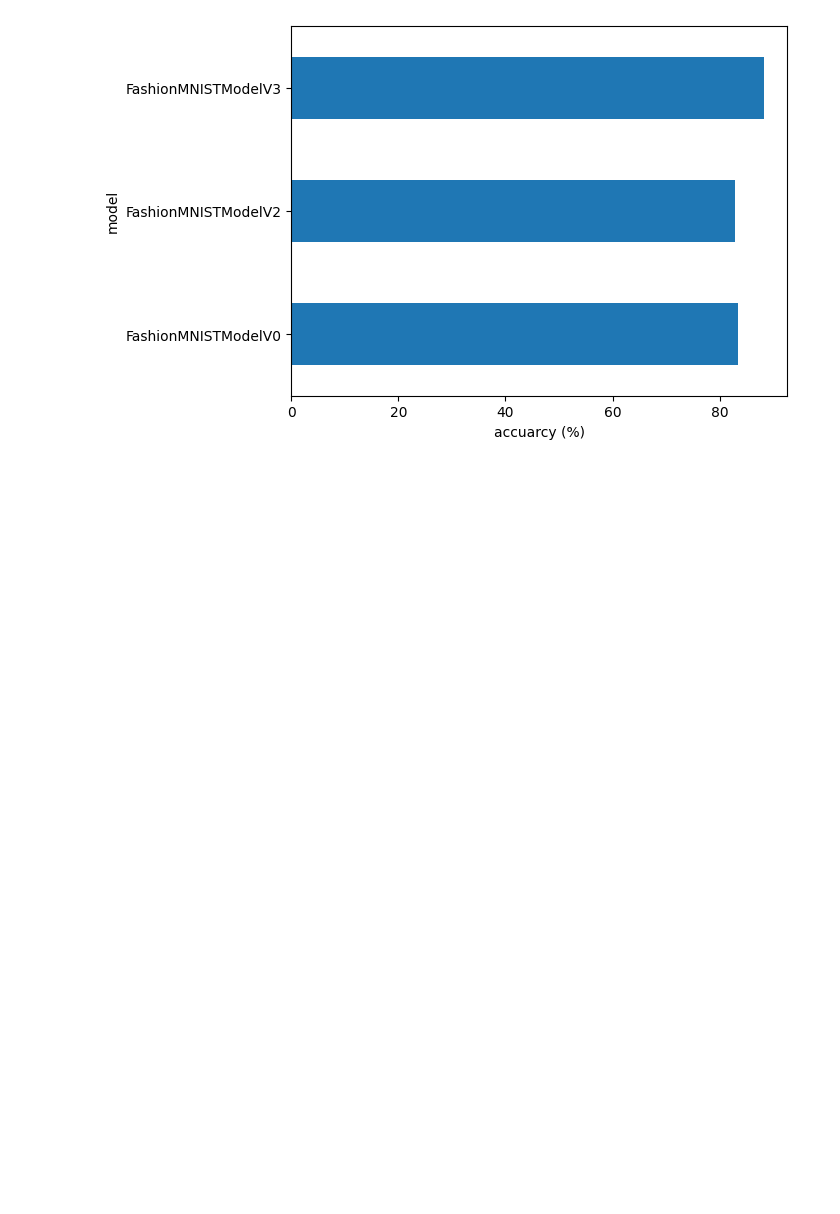
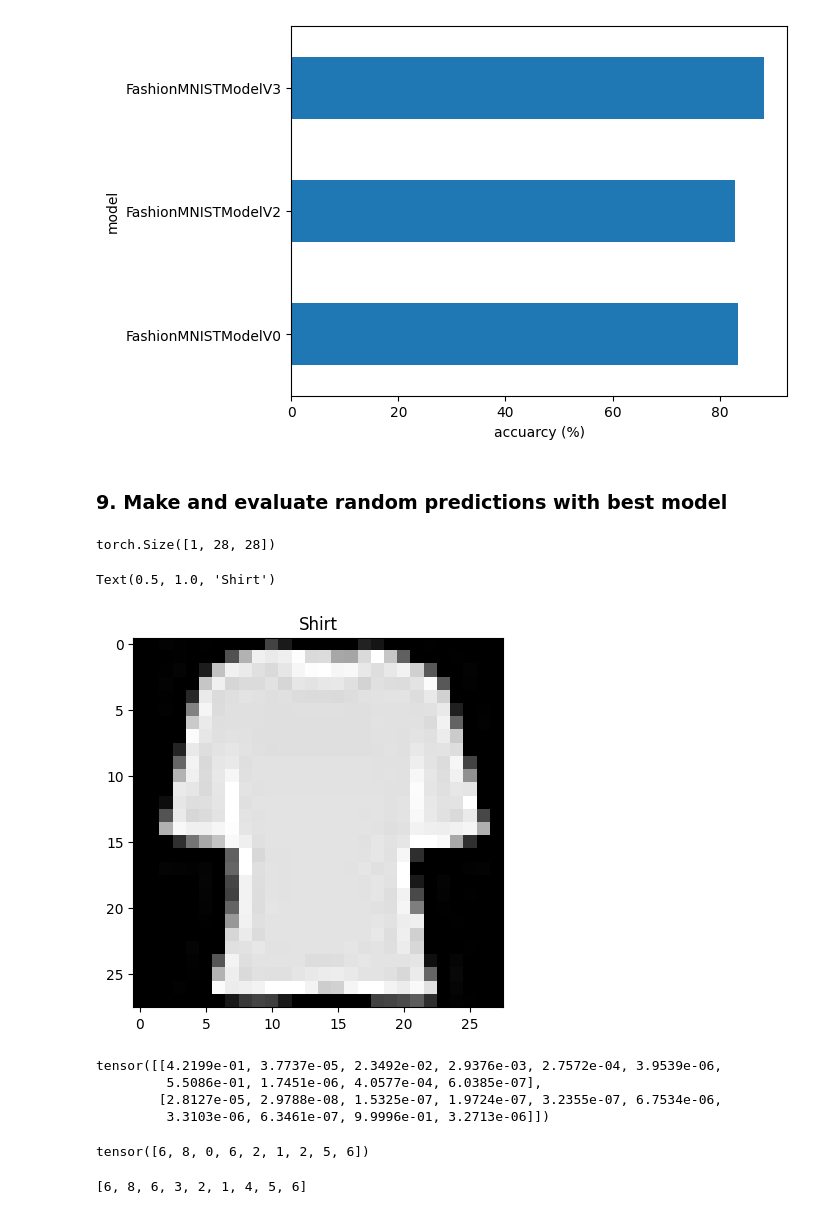
Before and after one commit to JustinTrannn/learningPytorch, a Jupyter notebook: 03_Pytorch_Computer_Vision.ipynb, the cells around one changed output. Saved outputs shown, nothing was run; the diff lists cells and outputs as text; code cells hidden in the pictures; blank space fills up the shorter version.

Commit message:
Started visualizing predictions

```diff
--- a/03_Pytorch_Computer_Vision.ipynb
+++ b/03_Pytorch_Computer_Vision.ipynb
@@ -1112,3 +1112,5 @@ plt.xlabel('accuarcy (%)')
 plt.ylabel('model');
 # %% [output]
 [figure]
+# %% [markdown]
+### 9. Make and evaluate random predictions with best model
@@ -1114,0 +1140,41 @@ plt.ylabel('model');
+# %%
+import random
+random.seed(77)
+test_samples = []
+test_labels = []
+for sample, label in random.sample(list(test_data), k=9):
+    test_samples.append(sample)
+    test_labels.append(label)
+
+# View the first sample shape
+test_samples[0].shape
+# %% [output]
+torch.Size([1, 28, 28])
+# %%
+plt.imshow(test_samples[0].squeeze(), cmap='gray')
+plt.title(class_names[test_labels[0]])
+# %% [output]
+Text(0.5, 1.0, 'Shirt')
+[figure, added]
+# %%
+# Make predictions
+pred_probs = make_predictions(model=model_3,
+                              data=test_samples)
+
+# View first two prediction probabilities
+pred_probs[:2]
+# %% [output]
+tensor([[4.2199e-01, 3.7737e-05, 2.3492e-02, 2.9376e-03, 2.7572e-04, 3.9539e-06,
+         5.5086e-01, 1.7451e-06, 4.0577e-04, 6.0385e-07],
+        [2.8127e-05, 2.9788e-08, 1.5325e-07, 1.9724e-07, 3.2355e-07, 6.7534e-06,
+         3.3103e-06, 6.3461e-07, 9.9996e-01, 3.2713e-06]])
+# %%
+# Convert prediction probabilities to labels
+pred_classes = pred_probs.argmax(dim=1)
+pred_classes
+# %% [output]
+tensor([6, 8, 0, 6, 2, 1, 2, 5, 6])
+# %%
+test_labels
+# %% [output]
+[6, 8, 6, 3, 2, 1, 4, 5, 6]
```
Also changed, not shown: parts of 1 cell of this notebook.
